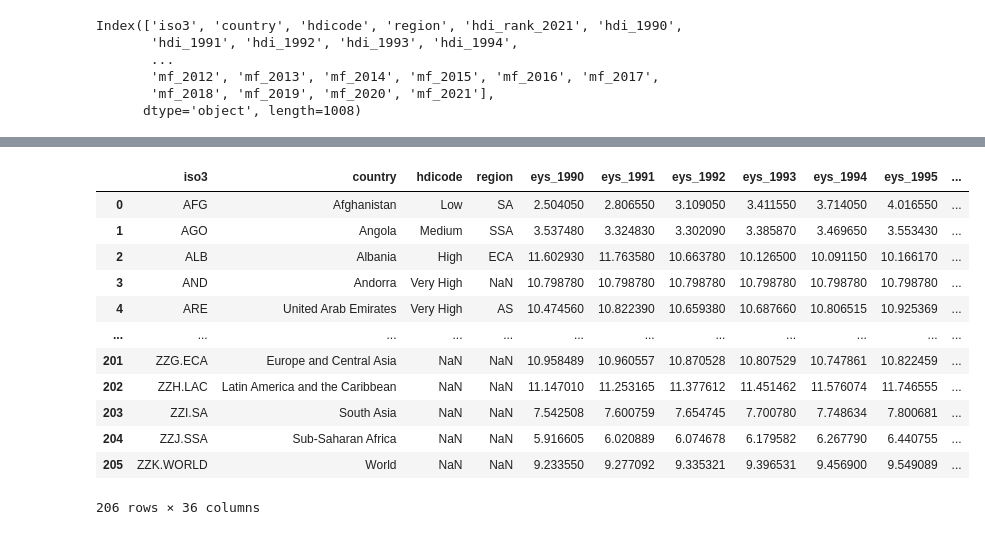
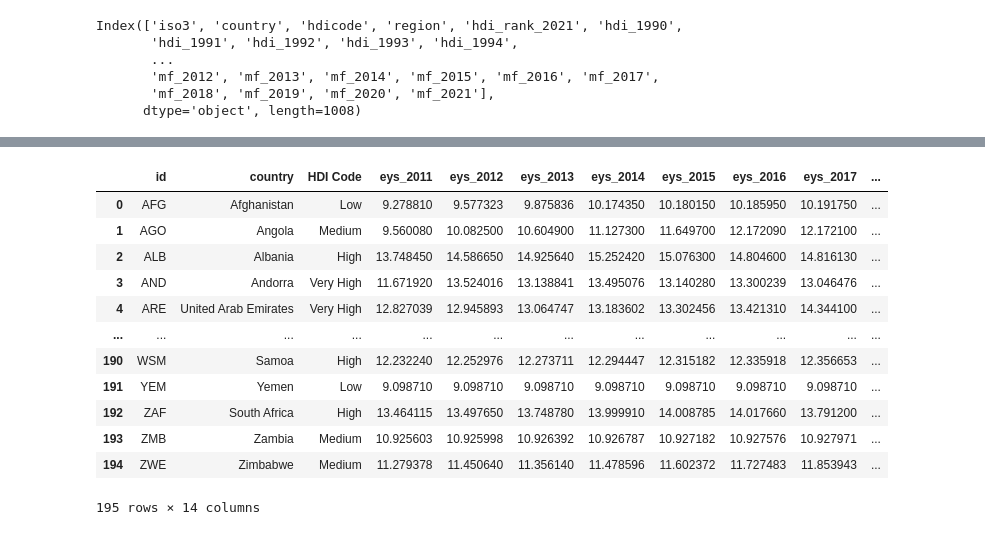
Before and after one commit to AbdullaMashaly/Human_Development_Index, a Jupyter notebook: HDI_cleaning_data.ipynb, the cells around one changed output, grey strips where cells are left out. Saved outputs shown, nothing was run; the diff lists cells and outputs as text; code cells hidden in the pictures.

```diff
--- a/HDI_cleaning_data.ipynb
+++ b/HDI_cleaning_data.ipynb
@@ -83,22 +121,27 @@ life_expectancy_df
 # %%
 # Extract the columns we are interested in analyzing for the expected number of school years table
-expected_school_years_df = HDI_df.loc[:,['iso3', 'country', 'hdicode', 'region',"eys_1990","eys_1991","eys_1992","eys_1993","eys_1994",\
-                                        "eys_1995","eys_1996","eys_1997","eys_1998","eys_1999","eys_2000","eys_2001","eys_2002","eys_2003",\
-                                        "eys_2004","eys_2005","eys_2006","eys_2007","eys_2008","eys_2009","eys_2010","eys_2011","eys_2012",\
+expected_school_years_df = HDI_df.loc[:,['iso3', 'country', 'hdicode', "eys_2011","eys_2012",\
                                         "eys_2013","eys_2014","eys_2015", "eys_2016","eys_2017","eys_2018","eys_2019","eys_2020","eys_2021"
                                         ]]
-expected_school_years_df
+#Rename the column headers
+eys_titles= expected_school_years_df.rename(columns = {"iso3": "id", 'hdicode':'HDI Code' }, inplace = True)
+
+eys_levels= expected_school_years_df.iloc[195:199,]
+eys_regions= expected_school_years_df.iloc[200:206,]
+eys_countries=expected_school_years_df.iloc[0:195,]
+
+eys_countries
 # %% [output]
-|  | iso3 | country | hdicode | region | eys_1990 | eys_1991 | eys_1992 | eys_1993 | eys_1994 | eys_1995 | ... |
-| 0 | AFG | Afghanistan | Low | SA | 2.504050 | 2.806550 | 3.109050 | 3.411550 | 3.714050 | 4.016550 | ... |
-| 1 | AGO | Angola | Medium | SSA | 3.537480 | 3.324830 | 3.302090 | 3.385870 | 3.469650 | 3.553430 | ... |
-| 2 | ALB | Albania | High | ECA | 11.602930 | 11.763580 | 10.663780 | 10.126500 | 10.091150 | 10.166170 | ... |
-| 3 | AND | Andorra | Very High | NaN | 10.798780 | 10.798780 | 10.798780 | 10.798780 | 10.798780 | 10.798780 | ... |
-| 4 | ARE | United Arab Emirates | Very High | AS | 10.474560 | 10.822390 | 10.659380 | 10.687660 | 10.806515 | 10.925369 | ... |
+|  | id | country | HDI Code | eys_2011 | eys_2012 | eys_2013 | eys_2014 | eys_2015 | eys_2016 | eys_2017 | ... |
+| 0 | AFG | Afghanistan | Low | 9.278810 | 9.577323 | 9.875836 | 10.174350 | 10.180150 | 10.185950 | 10.191750 | ... |
+| 1 | AGO | Angola | Medium | 9.560080 | 10.082500 | 10.604900 | 11.127300 | 11.649700 | 12.172090 | 12.172100 | ... |
+| 2 | ALB | Albania | High | 13.748450 | 14.586650 | 14.925640 | 15.252420 | 15.076300 | 14.804600 | 14.816130 | ... |
+| 3 | AND | Andorra | Very High | 11.671920 | 13.524016 | 13.138841 | 13.495076 | 13.140280 | 13.300239 | 13.046476 | ... |
+| 4 | ARE | United Arab Emirates | Very High | 12.827039 | 12.945893 | 13.064747 | 13.183602 | 13.302456 | 13.421310 | 14.344100 | ... |
 | ... | ... | ... | ... | ... | ... | ... | ... | ... | ... | ... | ... |
-| 201 | ZZG.ECA | Europe and Central Asia | NaN | NaN | 10.958489 | 10.960557 | 10.870528 | 10.807529 | 10.747861 | 10.822459 | ... |
-| 202 | ZZH.LAC | Latin America and the Caribbean | NaN | NaN | 11.147010 | 11.253165 | 11.377612 | 11.451462 | 11.576074 | 11.746555 | ... |
-| 203 | ZZI.SA | South Asia | NaN | NaN | 7.542508 | 7.600759 | 7.654745 | 7.700780 | 7.748634 | 7.800681 | ... |
-| 204 | ZZJ.SSA | Sub-Saharan Africa | NaN | NaN | 5.916605 | 6.020889 | 6.074678 | 6.179582 | 6.267790 | 6.440755 | ... |
-| 205 | ZZK.WORLD | World | NaN | NaN | 9.233550 | 9.277092 | 9.335321 | 9.396531 | 9.456900 | 9.549089 | ... |
+| 190 | WSM | Samoa | High | 12.232240 | 12.252976 | 12.273711 | 12.294447 | 12.315182 | 12.335918 | 12.356653 | ... |
+| 191 | YEM | Yemen | Low | 9.098710 | 9.098710 | 9.098710 | 9.098710 | 9.098710 | 9.098710 | 9.098710 | ... |
+| 192 | ZAF | South Africa | High | 13.464115 | 13.497650 | 13.748780 | 13.999910 | 14.008785 | 14.017660 | 13.791200 | ... |
+| 193 | ZMB | Zambia | Medium | 10.925603 | 10.925998 | 10.926392 | 10.926787 | 10.927182 | 10.927576 | 10.927971 | ... |
+| 194 | ZWE | Zimbabwe | Medium | 11.279378 | 11.450640 | 11.356140 | 11.478596 | 11.602372 | 11.727483 | 11.853943 | ... |
-206 rows × 36 columns
+195 rows × 14 columns
```
Also changed, not shown: parts of 20 cells of this notebook, 22 other files.
